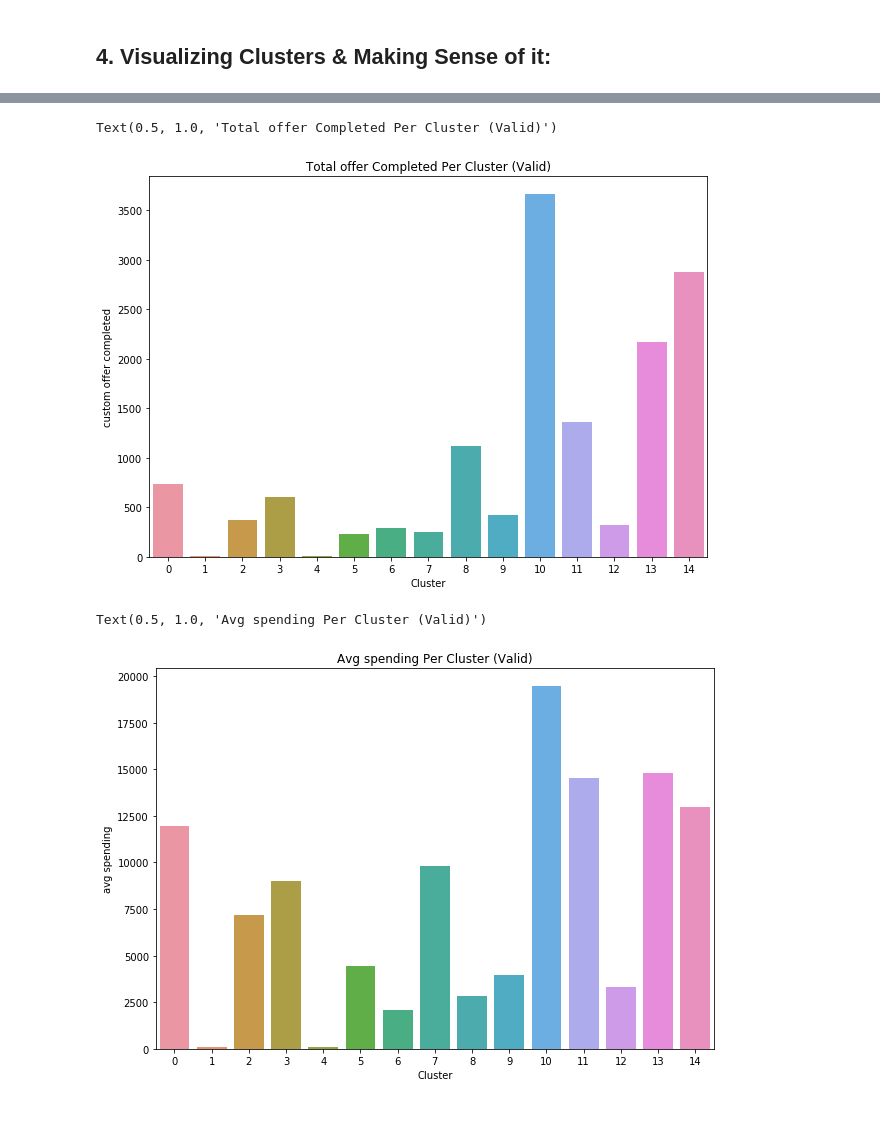
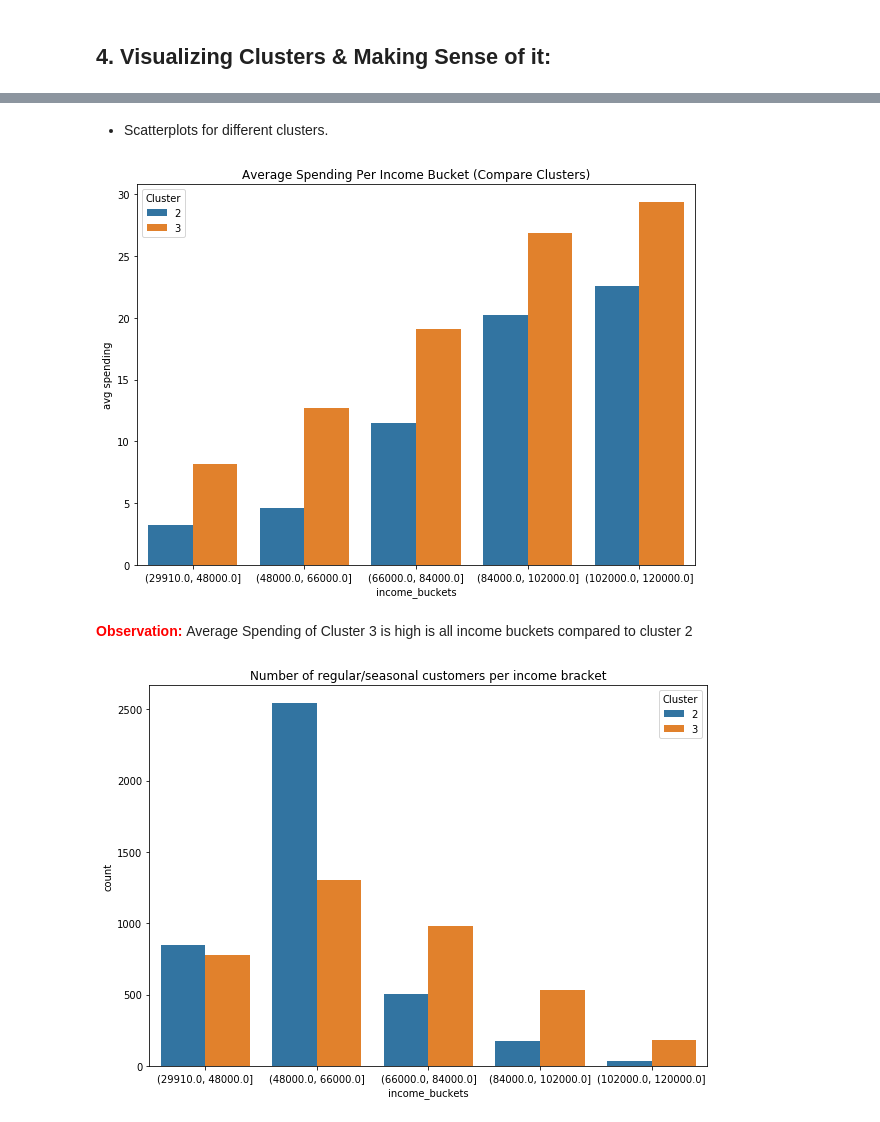
Before and after one commit to ArsalRahimMLE/starbucks-project, a Jupyter notebook: Part 02 EDA, Preprocessing and Clustering.ipynb, the cells around one changed output, grey strips where cells are left out. Cells and saved outputs as stored; diff of their text form; code cells hidden in the pictures.

```diff
--- a/Part 02 EDA, Preprocessing and Clustering.ipynb
+++ b/Part 02 EDA, Preprocessing and Clustering.ipynb
@@ -495,4 +727,0 @@ plt.show()
-# %%
-temp = final_df.copy()
-# %%
-temp = temp[(temp['invalid']==0)]
@@ -501,7 +728,9 @@ agg =temp.groupby(by=['Cluster'])['custom offer completed'].sum().reset_index()
+# %% [markdown]
+- Scatterplots for different clusters.
 # %%
 fig, ax = plt.subplots(figsize=(10,7))
-sns.barplot(x='Cluster',y='custom offer completed',data=agg)
-ax.set_title('Total offer Completed Per Cluster (Valid)')
+sns.barplot(x ='income_buckets',y ='avg spending', hue='Cluster',data=temp ,ci=False)
+ax.set_title('Average Spending Per Income Bucket (Compare Clusters)')
+plt.show()
 # %% [output]
-Text(0.5, 1.0, 'Total offer Completed Per Cluster (Valid)')
-[figure, old version]
+[figure, new version]
@@ -510,7 +737,10 @@ agg =temp.groupby(by=['Cluster'])['avg spending'].sum().reset_index()
+# %% [markdown]
+<b style="color:red;"> Observation: </b>
+Average Spending of Cluster 3 is high is all income buckets compared to cluster 2
 # %%
 fig, ax = plt.subplots(figsize=(10,7))
-sns.barplot(x='Cluster',y='avg spending',data=agg)
-ax.set_title('Avg spending Per Cluster (Valid)')
+sns.countplot(x ='income_buckets', hue='Cluster',data=temp )
+ax.set_title('Number of regular/seasonal customers per income bracket')
+plt.show()
 # %% [output]
-Text(0.5, 1.0, 'Avg spending Per Cluster (Valid)')
-[figure, old version]
+[figure, new version]
```
Also changed, not shown: parts of 104 cells of this notebook, 1 other file.
